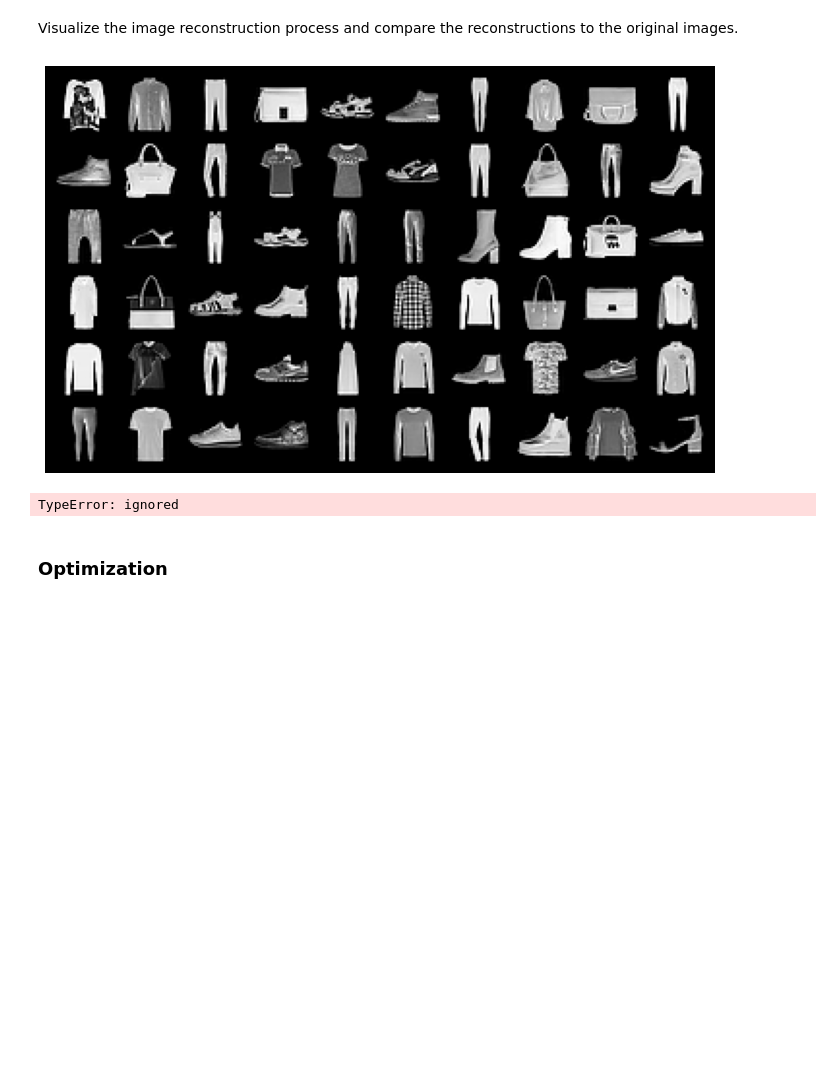
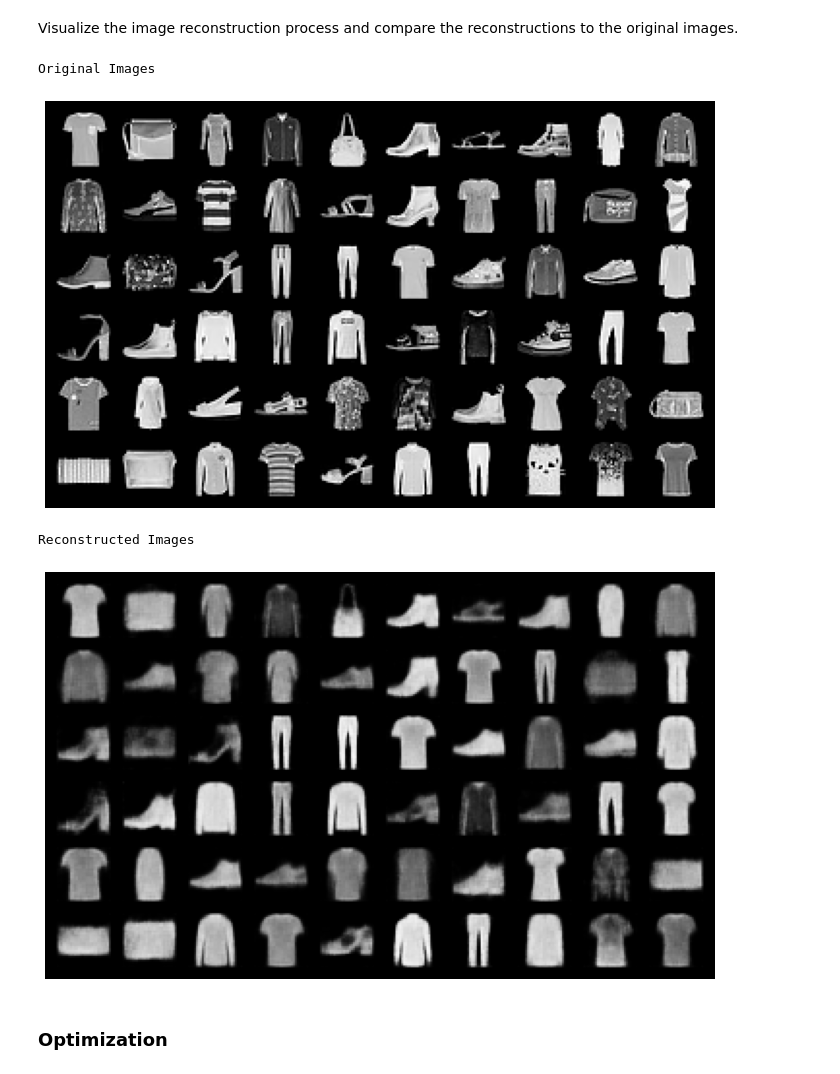
Before and after one commit to Marei33/Deep-Learning, a Jupyter notebook: Ex5_2021.ipynb, the cells around one changed output. Saved outputs shown, nothing was run; the diff lists cells and outputs as text; code cells hidden in the pictures; blank space fills up the shorter version.

```diff
--- a/Ex5_2021.ipynb
+++ b/Ex5_2021.ipynb
@@ -444,24 +444,28 @@ Visualize the image reconstruction process and compare the reconstructions to th
 # %%
 images_columns = 10
 images_rows    = 6
 
 data_iterator = iter(train_loader)
 images, labels = data_iterator.next()
 
 # Show original images
+print("Original Images")
 show_grid(images[0:(images_columns * images_rows)], images_columns, images_rows)
 
 # Show reconstructed images
 model.eval()
 with torch.no_grad():
 
     # TODO: compute reconstruction
-    images_recon = ...
+    images_recon = model(images.to(device))[0].cpu()
 
+    print("Reconstructed Images")
     show_grid(images_recon[0:(images_columns * images_rows)], images_columns, images_rows)
 # %% [output]
+Original Images
-[figure, old version]
+[figure, new version]
-TypeError: ignored
+Reconstructed Images
+[figure, added]
 # %% [markdown]
 ### Optimization
 # %% [markdown]
```
Also changed, not shown: parts of 1 cell of this notebook.
